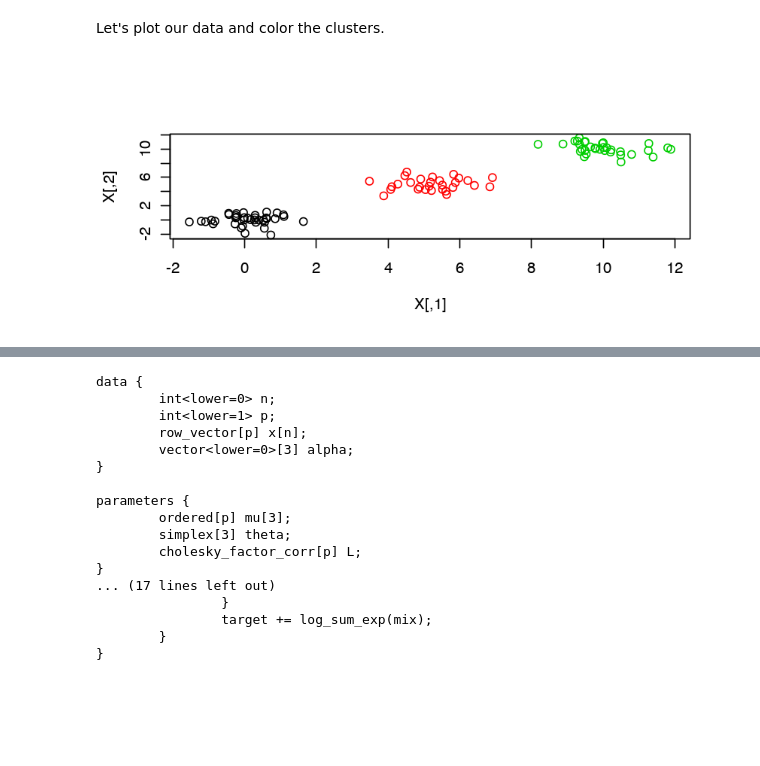
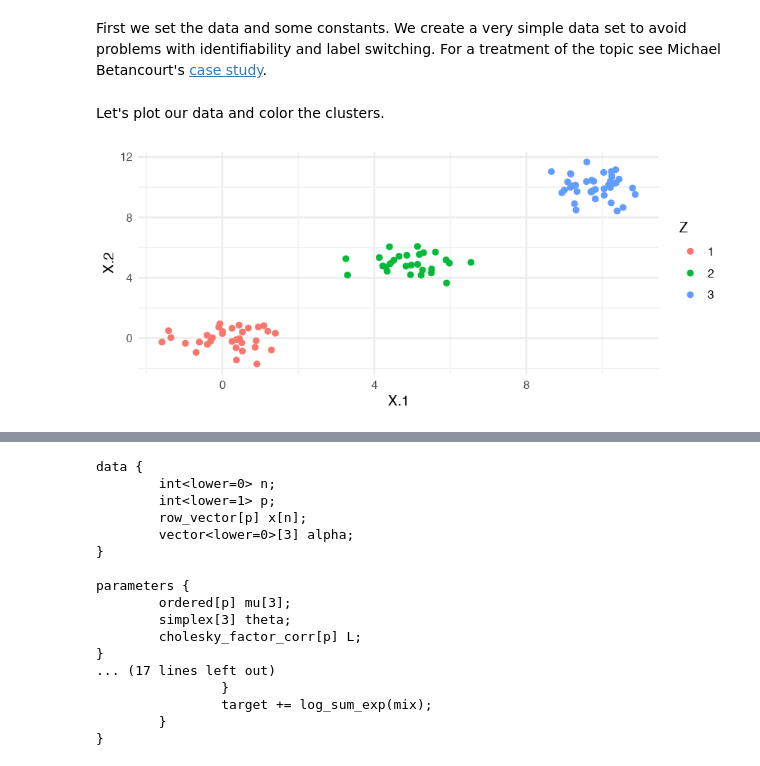
Before and after one commit to dirmeier/etudes, a Jupyter notebook: bayesian_mixture_models.ipynb, the cells around one changed output, grey strips where cells are left out. Saved outputs shown, nothing was run; the diff lists cells and outputs as text; code cells hidden in the pictures; blank space fills up the shorter version.

```diff
--- a/bayesian_mixture_models.ipynb
+++ b/bayesian_mixture_models.ipynb
@@ -52,3 +55,5 @@ First we set the data and some constants.
+# %% [markdown]
+First we set the data and some constants. We create a very simple data set to avoid problems with identifiability and label switching. For a treatment of the topic see Michael Betancourt's [case study](https://betanalpha.github.io/assets/case_studies/identifying_mixture_models.html).
 # %%
 n <- 100
 p <- 2
@@ -65,8 +70,11 @@ for (i in seq(3)) {
 }
 # %% [markdown]
 Let's plot our data and color the clusters.
-# %%
-plot(X, col=Z)
-# %% [output]
-[figure, removed]
+# %%
+data.frame(X=X, Z=as.factor(Z)) %>%
+    ggplot() +
+    geom_point(aes(X.1, X.2, col=Z)) +
+    theme_minimal()
+# %% [output]
+[figure, added]
 # %% [markdown]
```
Also changed, not shown: parts of 29 cells of this notebook, 1 other file.
